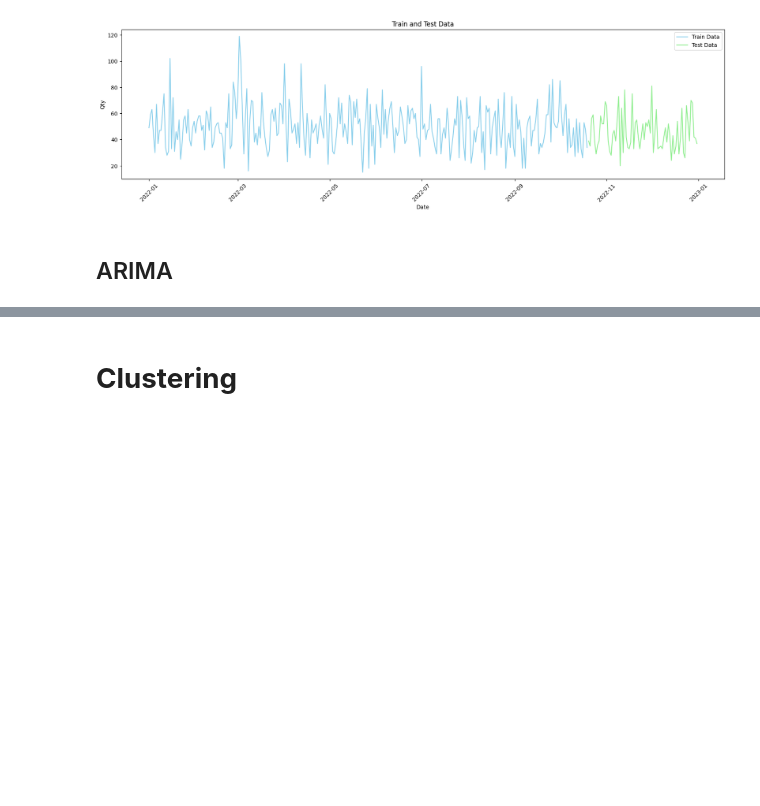
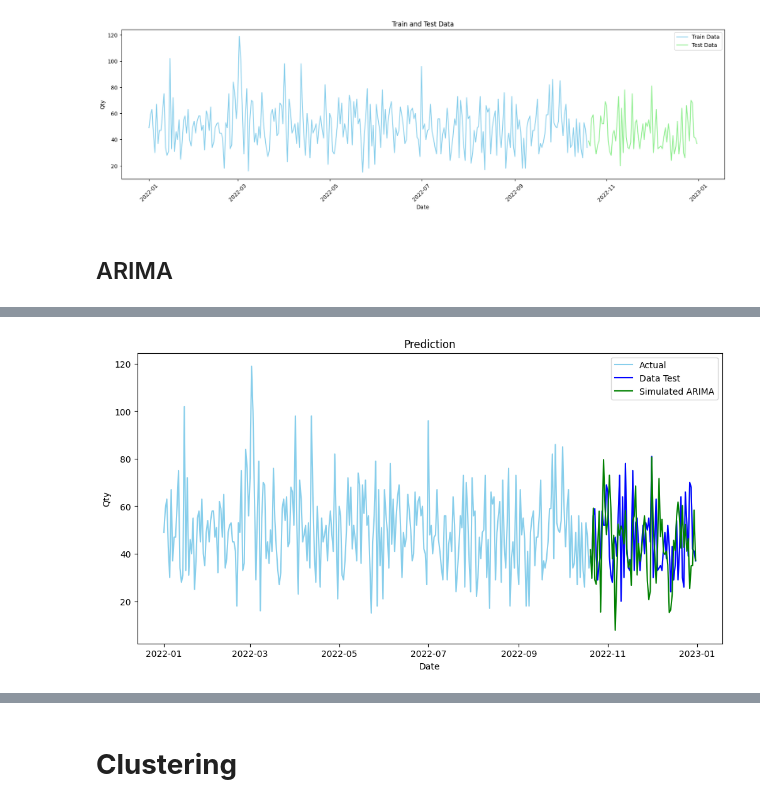
Before and after one commit to fikrialnfjr/DS-KalbeNutritionals, a Jupyter notebook: finalproject.ipynb, the cells around one changed output, grey strips where cells are left out. Saved outputs shown, nothing was run; the diff lists cells and outputs as text; code cells hidden in the pictures; blank space fills up the shorter version.

```diff
--- a/finalproject.ipynb
+++ b/finalproject.ipynb
@@ -353,6 +353,47 @@ Covariance Type:                  opg
 
 Warnings:
 [1] Covariance matrix calculated using the outer product of gradients (complex-step).
+# %%
+import numpy as np
+import pandas as pd
+import matplotlib.pyplot as plt
+import statsmodels.api as sm
+
+# Membuat model ARIMA
+order = (4, 0, 8)
+model = sm.tsa.ARIMA(df_forecast, order=order)
+model_fit = model.fit()
+
+# Melakukan prediksi untuk data uji
+n_steps = len(df_test)
+forecast = model_fit.forecast(steps=n_steps)
+forecast_data = pd.DataFrame({'ARIMA Forecast': forecast}, index=df_test.index)
+
+# Simulasi data ARIMA
+n_simulated_steps = n_steps
+pred = model_fit.get_prediction(start=len(df_forecast), end=len(df_forecast) + n_simulated_steps - 1, dynamic=True)
+predicted_values = pred.predicted_mean
+std_errors = pred.se_mean
+residuals = model_fit.resid
+simulated_data = np.zeros(n_simulated_steps)
+
+for i in range(n_simulated_steps):
+    simulated_data[i] = predicted_values[i] + np.random.normal(0, std_errors[i]) + residuals[-1]
+
+forecast_data['Simulated ARIMA'] = abs(simulated_data)
+
+# Plotting
+plt.figure(figsize=(12, 6))
+plt.plot(df_forecast.index, df_forecast, label='Actual', color='skyblue')
+plt.plot(df_test.index, df_test, label='Data Test', color='blue')
+plt.plot(forecast_data.index, forecast_data['Simulated ARIMA'], label='Simulated ARIMA', color='green')
+plt.title('Prediction')
+plt.xlabel('Date')
+plt.ylabel('Qty')
+plt.legend()
+plt.show()
+# %% [output]
+[figure, added]
 # %%
 n_steps = 30
 forecast = model_fit.forecast(steps=n_steps)
```
Also changed, not shown: parts of 2 cells of this notebook.
